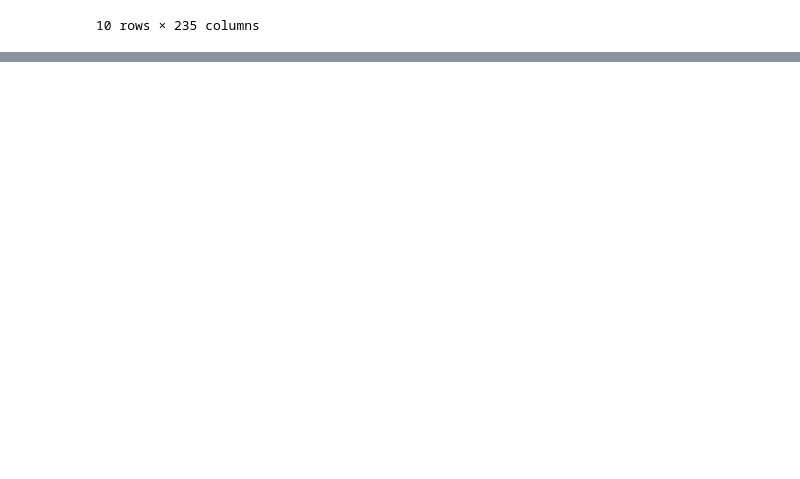
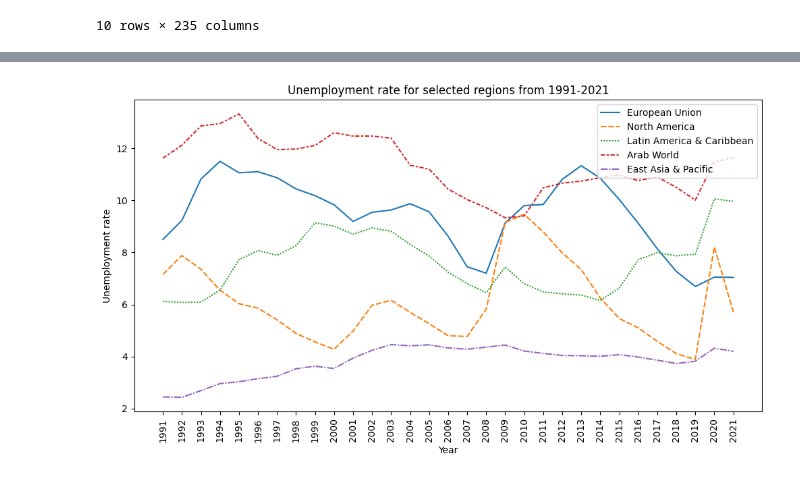
Before and after one commit to lorrespz/Kaggle_Data_Analysis_Projects, a Jupyter notebook: world-unemployment-trend-1991-2021.ipynb, the cells around one changed output, grey strips where cells are left out. Drawn from its saved outputs; the diff is of its cells as text; code cells hidden in the pictures; blank space fills up the shorter version.

Commit message:
Kaggle Notebook | World Unemployment Trend: 1991 - 2021 | Version 2

```diff
--- a/world-unemployment-trend-1991-2021.ipynb
+++ b/world-unemployment-trend-1991-2021.ipynb
@@ -77 +105,11 @@ df.head(10)
+# %%
+plt.figure(figsize = (12,6));
+sns.lineplot(data=df[['European Union', 'North America','Latin America & Caribbean', 'Arab World', 'East Asia & Pacific']])
+plt.xlabel('Year');
+plt.xticks(rotation='vertical')
+plt.ylabel('Unemployment rate');
+plt.title('Unemployment rate for selected regions from 1991-2021');
+plt.legend(loc = 'upper right');
+# %% [output]
+[figure, added]
 # %%
```
Also changed, not shown: parts of 4 cells of this notebook.
